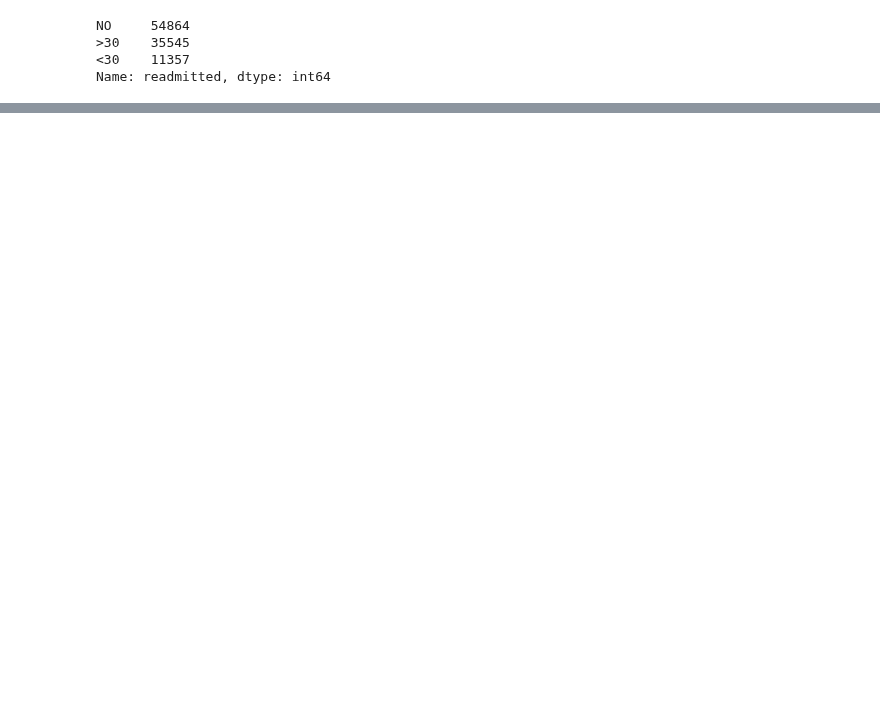
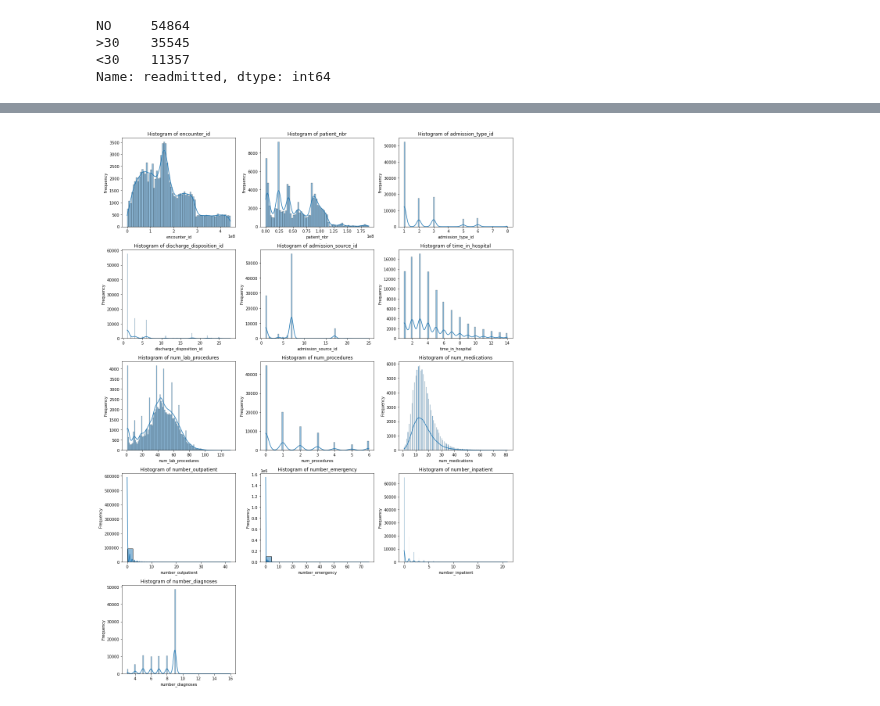
Before and after one commit to Jodhiamboapiyo/Diabetes_130-US_Hospitals_1999-2008, a Jupyter notebook: Notebooks/Agatha.ipynb, the cells around one changed output, grey strips where cells are left out. Drawn from its saved outputs; the diff is of its cells as text; code cells hidden in the pictures; blank space fills up the shorter version.

```diff
--- a/Notebooks/Agatha.ipynb
+++ b/Notebooks/Agatha.ipynb
@@ -157,0 +253,25 @@ Categorical Columns: Index(['race', 'gender', 'age', 'weight', 'payer_code', 'me
+# %%
+# Set up the figure and subplots
+num_columns = len(numerical_columns)
+n_rows = (num_columns // 3) + (num_columns % 3 > 0)  # Adjust number of rows to fit columns
+fig, axes = plt.subplots(n_rows, 3, figsize=(15, n_rows * 4))
+
+# Flatten axes array for easy iteration
+axes = axes.flatten()
+
+# Plot histograms for each numerical feature
+for i, col in enumerate(numerical_columns):
+    sns.histplot(df[col], ax=axes[i], kde=True)
+    axes[i].set_title(f'Histogram of {col}')
+    axes[i].set_xlabel(col)
+    axes[i].set_ylabel('Frequency')
+
+# Hide any unused subplots
+for j in range(i + 1, len(axes)):
+    axes[j].axis('off')
+
+# Adjust layout
+plt.tight_layout()
+plt.show()
+# %% [output]
+[figure, added]
```
Also changed, not shown: parts of 69 cells of this notebook.
